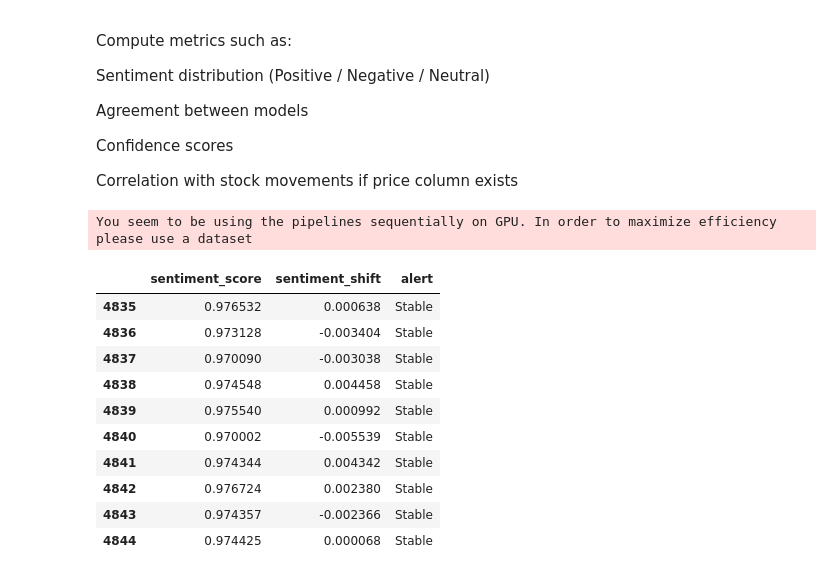
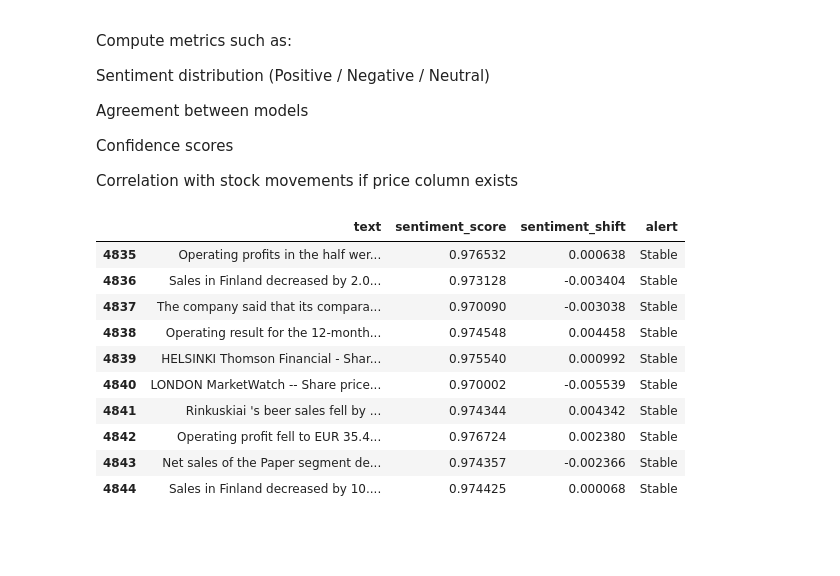
Before and after one commit to Veena24-hub/Intern-Phase-1, a Jupyter notebook: finbert.ipynb, the cells around one changed output. Drawn from its saved outputs; the diff is of its cells as text; code cells hidden in the pictures; blank space fills up the shorter version.

```diff
--- a/finbert.ipynb
+++ b/finbert.ipynb
@@ -88,6 +91,6 @@ from transformers import pipeline
 models = {
     "FinBERT": "ProsusAI/finbert",
     "FinBERT-tone": "yiyanghkust/finbert-tone",
-    "FinTuned-BERT-Stock": "ahmedrachid/FinTuned-BERT-Stock-Sentiment"
+    # "FinTuned-BERT-Stock": "ahmedrachid/FinTuned-BERT-Stock-Sentiment" # Removed unavailable model
 }
 # %% [output]
@@ -111,7 +114,7 @@ Requirement already satisfied: certifi>=2017.4.17 in /usr/local/lib/python3.12/d
 # %% [markdown]
 ### Interpretation: We load 3 pre-trained models, all fine-tuned for finance-related text (news, earnings, etc.). pipeline() simplifies model use — it tokenizes text, runs inference, and returns sentiment labels.
 # %%
-# Runing the Predictions on Sample Data
+# Running the Predictions on Sample Data
 
 # 🧾 Take a sample (to avoid timeout in Colab)
 sample_data = data.sample(200, random_state=42).reset_index(drop=True)
@@ -119,6 +122,7 @@ sample_data = data.sample(200, random_state=42).reset_index(drop=True)
 results = pd.DataFrame(sample_data)
 
 # 🧮 Run predictions for each model
+pipelines = {name: pipeline("sentiment-analysis", model=model, tokenizer=model) for name, model in models.items()} # Create pipelines here
 for name, pipe in pipelines.items():
     results[name] = sample_data['text'].apply(lambda x: pipe(x)[0]['label'])
 
@@ -240,9 +247,10 @@ print("✅ Results saved as sentiment_model_comparison_with_alerts.csv")
 # %%
 # Sentiment Analysis
 
-sentiment_pipelines = {name: pipeline("sentiment-analysis", model=model, tokenizer=model) for name, model in models.items() if name != "FinTuned-BERT-Stock"}
+sentiment_pipelines = {name: pipeline("sentiment-analysis", model=model, tokenizer=model) for name, model in models.items()}
 
-sample_texts = data['According to Gran , the company has no plans to move all production to Russia , although that is where the company is growing .'].head(10).tolist()
+# Take a sample of the 'text' column
+sample_texts = data['text'].sample(10, random_state=42).tolist()
 results = {}
 
 for name, sent_model in sentiment_pipelines.items():
@@ -278,26 +286,29 @@ Correlation with stock movements if price column exists
 # %%
 # Sentiment Shift Alerts
 
 import numpy as np
 
-data['sentiment_score'] = data['According to Gran , the company has no plans to move all production to Russia , although that is where the company is growing .'].apply(lambda x: sentiment_pipelines['FinBERT'](x)[0]['score'])
+# Calculate sentiment score for each text using FinBERT
+data['sentiment_score'] = data['text'].apply(lambda x: sentiment_pipelines['FinBERT'](x)[0]['score'])
 
+# Calculate sentiment shift
 data['sentiment_shift'] = data['sentiment_score'].diff()
+
+# Create alert flags based on sentiment shift
 data['alert'] = np.where(data['sentiment_shift'] > 0.05, 'Positive Trend 🚀',
                  np.where(data['sentiment_shift'] < -0.05, 'Negative Trend 📉', 'Stable'))
 
-
-data[['sentiment_score', 'sentiment_shift', 'alert']].tail(10)
+# Display the tail of the DataFrame with the new columns
+data[['text', 'sentiment_score', 'sentiment_shift', 'alert']].tail(10)
 # %% [output]
-You seem to be using the pipelines sequentially on GPU. In order to maximize efficiency please use a dataset
-|  | sentiment_score | sentiment_shift | alert |
-| 4835 | 0.976532 | 0.000638 | Stable |
-| 4836 | 0.973128 | -0.003404 | Stable |
-| 4837 | 0.970090 | -0.003038 | Stable |
-| 4838 | 0.974548 | 0.004458 | Stable |
-| 4839 | 0.975540 | 0.000992 | Stable |
-| 4840 | 0.970002 | -0.005539 | Stable |
-| 4841 | 0.974344 | 0.004342 | Stable |
-| 4842 | 0.976724 | 0.002380 | Stable |
-| 4843 | 0.974357 | -0.002366 | Stable |
-| 4844 | 0.974425 | 0.000068 | Stable |
+|  | text | sentiment_score | sentiment_shift | alert |
+| 4835 | Operating profits in the half wer... | 0.976532 | 0.000638 | Stable |
+| 4836 | Sales in Finland decreased by 2.0... | 0.973128 | -0.003404 | Stable |
+| 4837 | The company said that its compara... | 0.970090 | -0.003038 | Stable |
+| 4838 | Operating result for the 12-month... | 0.974548 | 0.004458 | Stable |
+| 4839 | HELSINKI Thomson Financial - Shar... | 0.975540 | 0.000992 | Stable |
+| 4840 | LONDON MarketWatch -- Share price... | 0.970002 | -0.005539 | Stable |
+| 4841 | Rinkuskiai 's beer sales fell by ... | 0.974344 | 0.004342 | Stable |
+| 4842 | Operating profit fell to EUR 35.4... | 0.976724 | 0.002380 | Stable |
+| 4843 | Net sales of the Paper segment de... | 0.974357 | -0.002366 | Stable |
+| 4844 | Sales in Finland decreased by 10.... | 0.974425 | 0.000068 | Stable |
```
Also changed, not shown: parts of 16 cells of this notebook.
